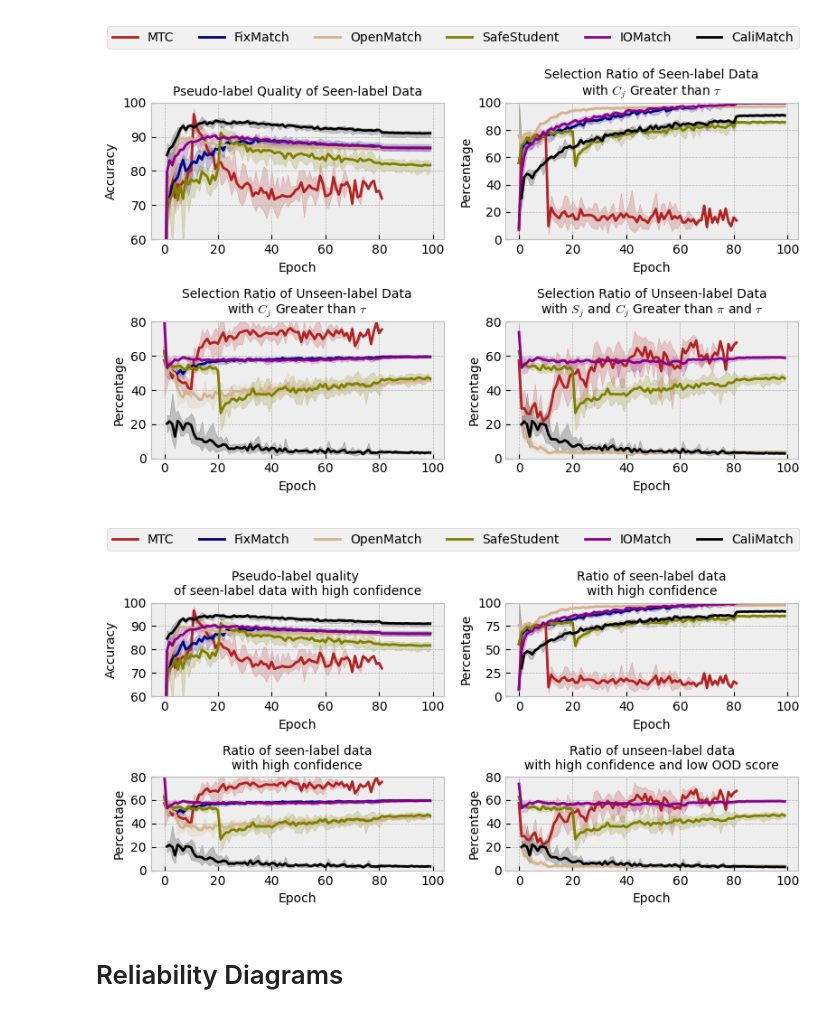
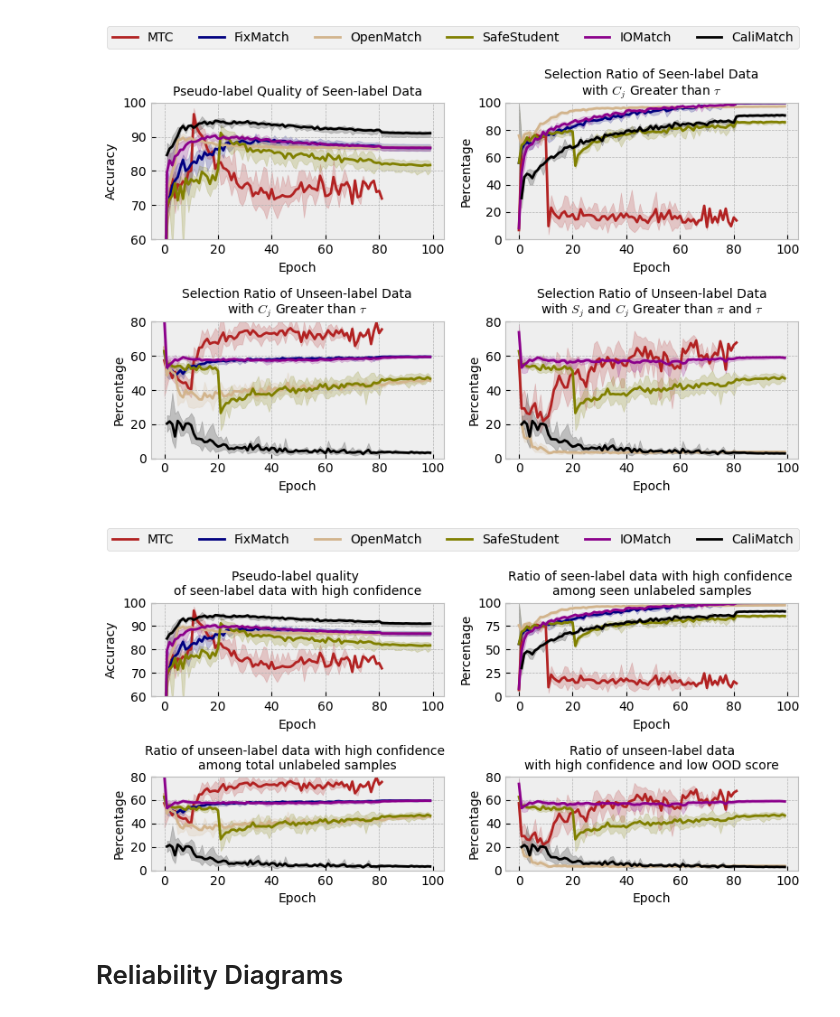
Before and after one commit to bogus215/SafeSSL-Calibration, a Jupyter notebook: jupyters/figure.ipynb, the cells around one changed output. Drawn from its saved outputs; the diff is of its cells as text; code cells hidden in the pictures.

Commit message:
Figure Update

```diff
--- a/jupyters/figure.ipynb
+++ b/jupyters/figure.ipynb
@@ -786,7 +786,7 @@ axes[0,1].set_xlabel("Epoch",size=size)
 axes[0,1].set_ylabel("Percentage",size=size)
 axes[0,1].set_ylim(0,100)
 axes[0,1].set_yticks([0,25,50,75,100])
-axes[0,1].set_title("Ratio of seen-label data\nwith high confidence",size=size)
+axes[0,1].set_title("Ratio of seen-label data with high confidence \namong seen unlabeled samples",size=size)
 
 # axes[0,1].set_title("$|\{x_{j,u} | y_{j,u} \in Y \wedge C_j> \\tau \}|/|\{x_{j,u}|y_{j,u} \in Y\}|$",size=size)
 
@@ -814,7 +814,7 @@ else:
     axes[1,0].set_yticks([30,40,50,60,70])
 
 # axes[1,0].set_title("$|\{x_{j,u} | y_{j,u} \\notin Y \wedge C_j> \\tau \}|/|\{x_{j,u}|C_j> \\tau\}|$",size=size)
-axes[1,0].set_title("Ratio of seen-label data\nwith high confidence",size=size)
+axes[1,0].set_title("Ratio of unseen-label data with high confidence \namong total unlabeled samples",size=size)
 
 result = pd.read_csv(os.path.join(f"./{dataset}","Unseen_class_ratio_both_under_ood_score_over_conf.csv"))
 result.columns = [col.replace("Proposed","CaliMatch")for col in result.columns]
@@ -825,34 +825,34 @@ value = result.drop(['Step'],axis=1)
 value.columns = [col1+" "+col2 for col1, col2 in zip([col.replace("Grouped runs ","").split("-")[0].replace(") ","").replace("(","") for col in value.columns],[col.split("0.5 and")[1].replace(" over conf 0.95","Ratio") for col in value.columns])]
 value.index = step
 
 for alg in ["MTC", "OpenMatch","SafeStudent", "IOMatch", "CaliMatch"]:
     axes[1,1].plot(value.index,(value[f'{alg}'+" Ratio"])*1e2, label=alg, color=colors[alg])
     axes[1,1].fill_between(value.index,(value[f'{alg}'+" Ratio__MIN"])*1e2,(value[f'{alg}'+" Ratio__MAX"])*1e2,alpha=.2, color=colors[alg])
 
 axes[1,1].set_xlabel("Epoch",size=size)
 axes[1,1].set_ylabel("Percentage",size=size)
 
 if dataset == 'CIFAR10':
     axes[1,1].set_ylim(0,80)
     axes[1,1].set_yticks([0,20,40,60,80])
 else:
     axes[1,1].set_ylim(30,75)
     axes[1,1].set_yticks([30,40,50,60,70])
 # axes[1,1].set_title("$|\{x_{j,u} | y_{j,u} \\notin Y \wedge x_{j,u} \in D_u^t\}|/|D_u^t|$",size=size)
 axes[1,1].set_title("Ratio of unseen-label data\nwith high confidence and low OOD score",size=size)
 
 lines, labels = [], []
 
 for ax in fig.axes:
     Line, Label = ax.get_legend_handles_labels()
     lines.extend(Line)
     labels.extend(Label)
 
 fig.legend(lines[:6], labels[:6], ncol=6, loc='lower center', bbox_to_anchor=(.5,1))
 plt.tight_layout()
 plt.show()
 # %% [output]
-[figure, old version]
+[figure, new version]
 # %% [markdown]
 # Reliability Diagrams
 # %%
```
Also changed, not shown: parts of 3 cells of this notebook, 4 other files.
